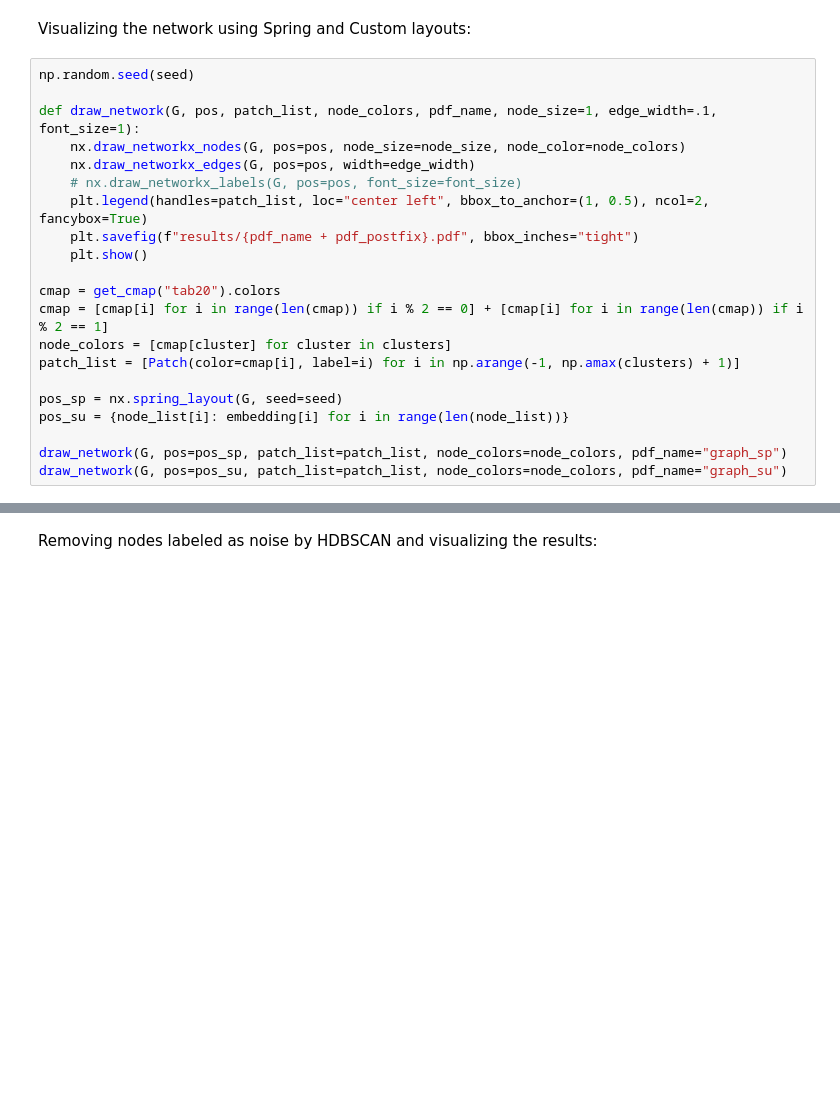
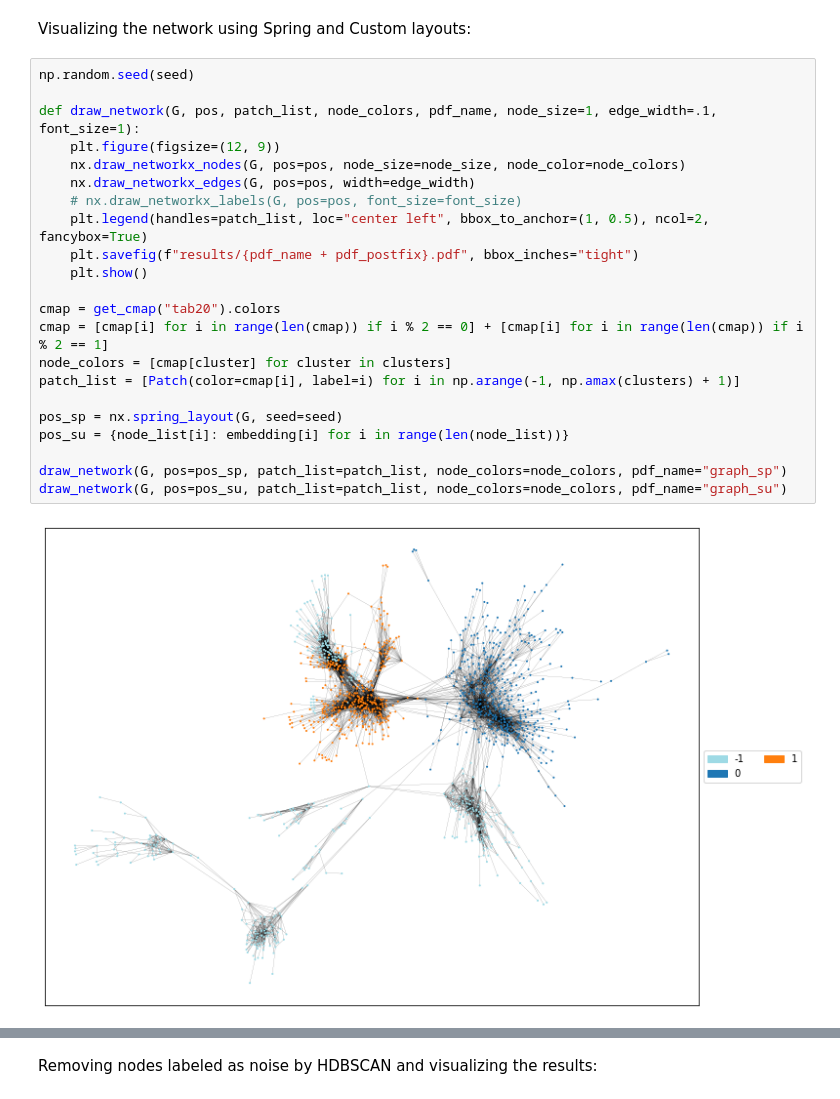
Before and after one commit to thalvari/network_analysis_2020_project, a Jupyter notebook: test1.ipynb, the cells around one changed output, grey strips where cells are left out. Saved outputs shown, nothing was run; the diff lists cells and outputs as text; blank space fills up the shorter version.

```diff
--- a/test1.ipynb
+++ b/test1.ipynb
@@ -114,21 +146,24 @@ Visualizing the network using Spring and Custom layouts:
 # %%
 np.random.seed(seed)
 
 def draw_network(G, pos, patch_list, node_colors, pdf_name, node_size=1, edge_width=.1, font_size=1):
+    plt.figure(figsize=(12, 9))
     nx.draw_networkx_nodes(G, pos=pos, node_size=node_size, node_color=node_colors)
     nx.draw_networkx_edges(G, pos=pos, width=edge_width)
     # nx.draw_networkx_labels(G, pos=pos, font_size=font_size)
     plt.legend(handles=patch_list, loc="center left", bbox_to_anchor=(1, 0.5), ncol=2, fancybox=True)
     plt.savefig(f"results/{pdf_name + pdf_postfix}.pdf", bbox_inches="tight")
     plt.show()
 
 cmap = get_cmap("tab20").colors
 cmap = [cmap[i] for i in range(len(cmap)) if i % 2 == 0] + [cmap[i] for i in range(len(cmap)) if i % 2 == 1]
 node_colors = [cmap[cluster] for cluster in clusters]
 patch_list = [Patch(color=cmap[i], label=i) for i in np.arange(-1, np.amax(clusters) + 1)]
 
 pos_sp = nx.spring_layout(G, seed=seed)
 pos_su = {node_list[i]: embedding[i] for i in range(len(node_list))}
 
 draw_network(G, pos=pos_sp, patch_list=patch_list, node_colors=node_colors, pdf_name="graph_sp")
 draw_network(G, pos=pos_su, patch_list=patch_list, node_colors=node_colors, pdf_name="graph_su")
+# %% [output]
+[figure, added]
```
Also changed, not shown: parts of 5 cells of this notebook, 3 other files.
